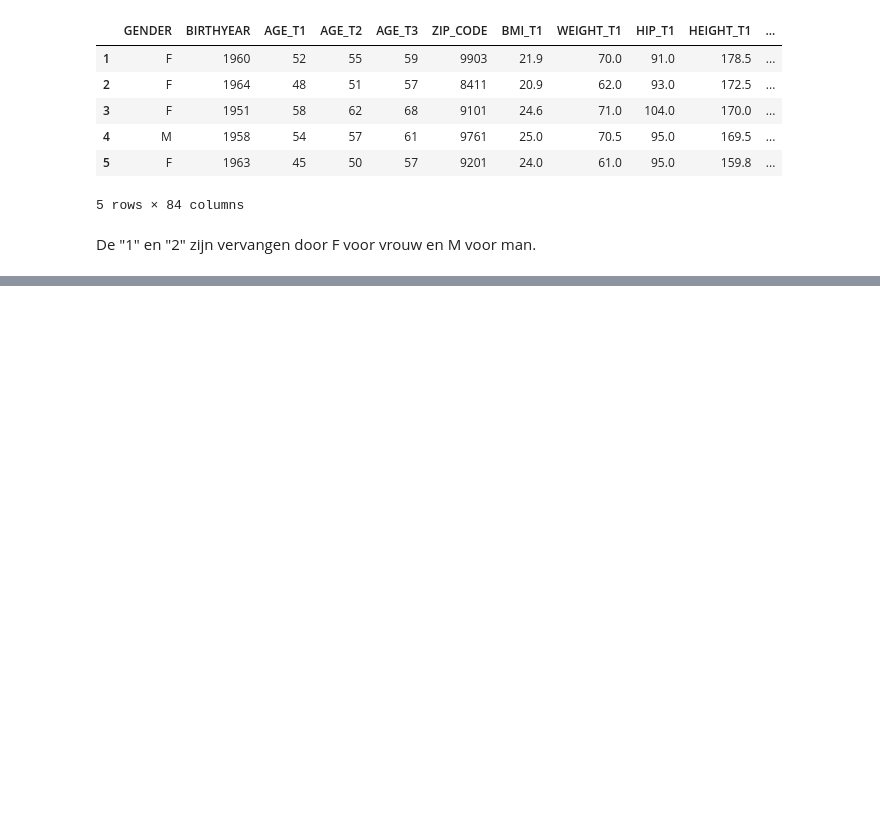
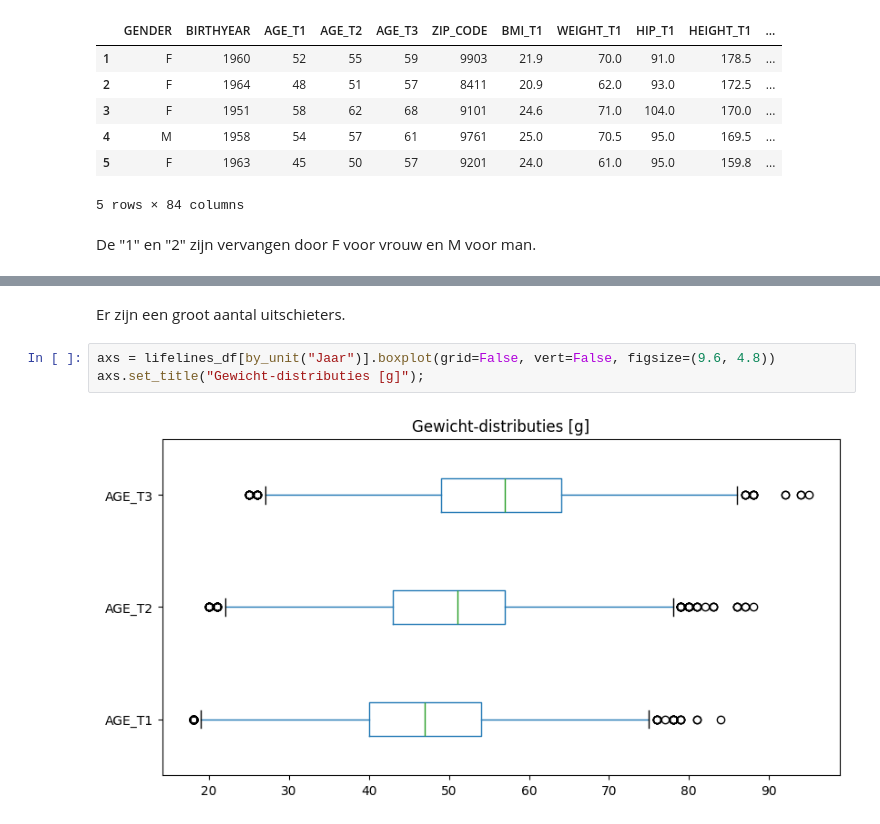
Before and after one commit to Fl-ris/Lifelines_Classifier, a Jupyter notebook: Lifelines_classifier.ipynb, the cells around one changed output, grey strips where cells are left out. Saved outputs shown, nothing was run; the diff lists cells and outputs as text; blank space fills up the shorter version.

```diff
--- a/Lifelines_classifier.ipynb
+++ b/Lifelines_classifier.ipynb
@@ -83,0 +136,7 @@ De "unit" kolommen zijn met de hand ingevuld.
+# %% [markdown]
+Er zijn een groot aantal uitschieters.
+# %%
+axs = lifelines_df[by_unit("Jaar")].boxplot(grid=False, vert=False, figsize=(9.6, 4.8))
+axs.set_title("Gewicht-distributies [g]");
+# %% [output]
+[figure, added]
```
Also changed, not shown: parts of 14 cells of this notebook.
